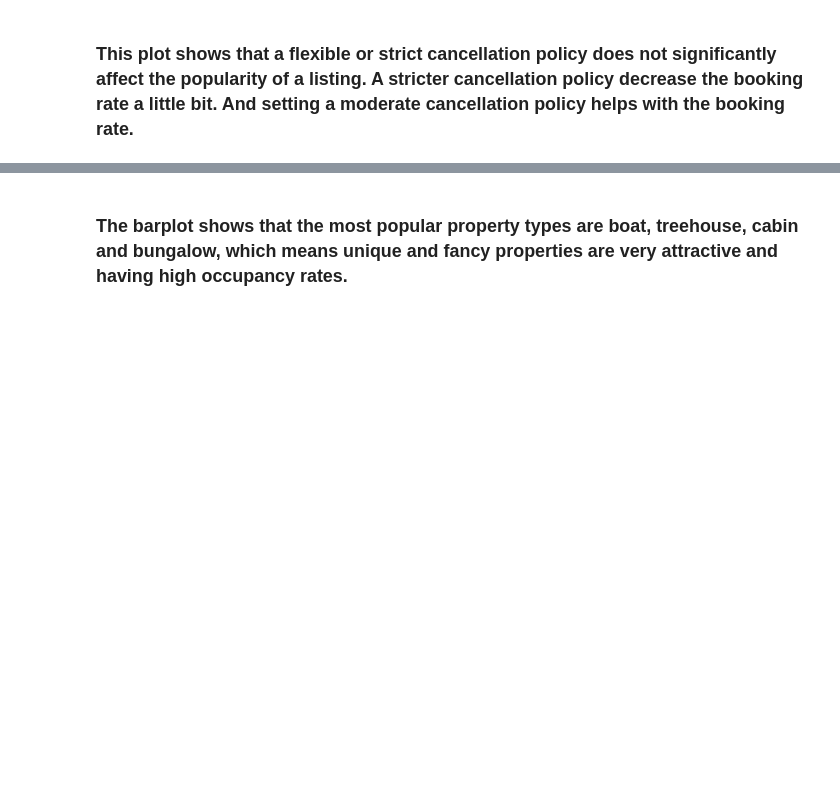
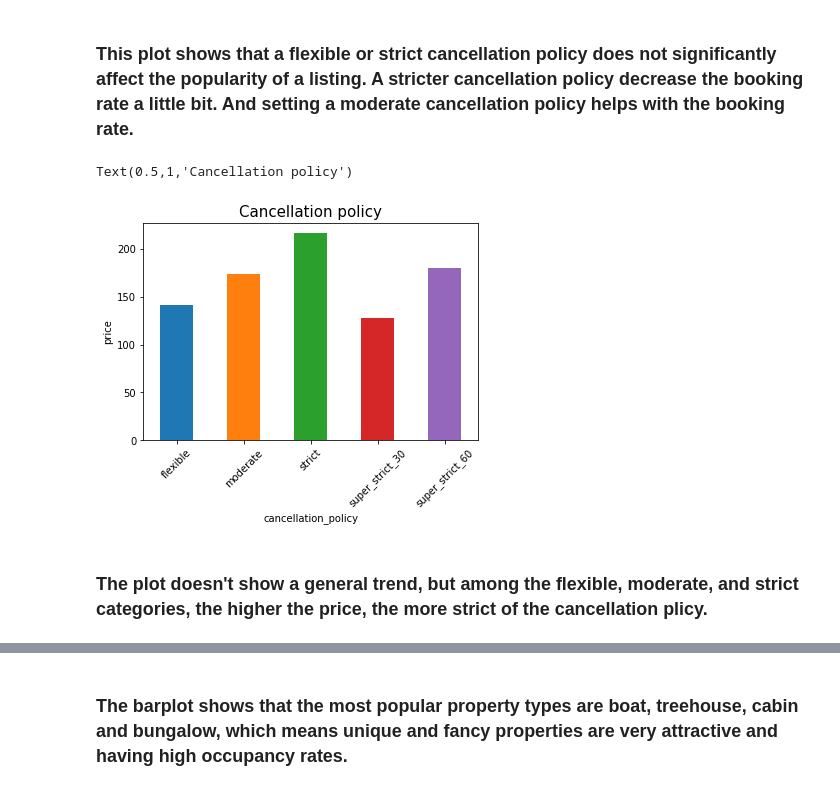
Before and after one commit to forheart81/Data-Science, a Jupyter notebook: SF Airbnb - Data Story .ipynb, the cells around one changed output, grey strips where cells are left out. Drawn from its saved outputs; the diff is of its cells as text; code cells hidden in the pictures; blank space fills up the shorter version.

Commit message:
Added some text analysis

```diff
--- a/SF Airbnb - Data Story .ipynb
+++ b/SF Airbnb - Data Story .ipynb
@@ -257,6 +268,15 @@ Text(0.5,1,'Cancellation policy')
 [figure]
 # %% [markdown]
 ### This plot shows that a flexible or strict cancellation policy does not significantly affect the popularity of a listing. A stricter cancellation policy decrease the booking rate a little bit. And setting a moderate cancellation policy helps with the booking rate.
+# %%
+df_clean.groupby('cancellation_policy')['price'].mean().plot(kind='bar', rot=45)
+plt.ylabel('price')
+plt.title('Cancellation policy', fontsize= 15)
+# %% [output]
+Text(0.5,1,'Cancellation policy')
+[figure, added]
+# %% [markdown]
+### The plot doesn't show a general trend, but among the flexible, moderate, and strict categories, the higher the price, the more strict of the cancellation plicy.
 # %%
 plt.figure(figsize=(12,8))
 sns.set_color_codes('pastel')
```
Also changed, not shown: parts of 28 cells of this notebook.
